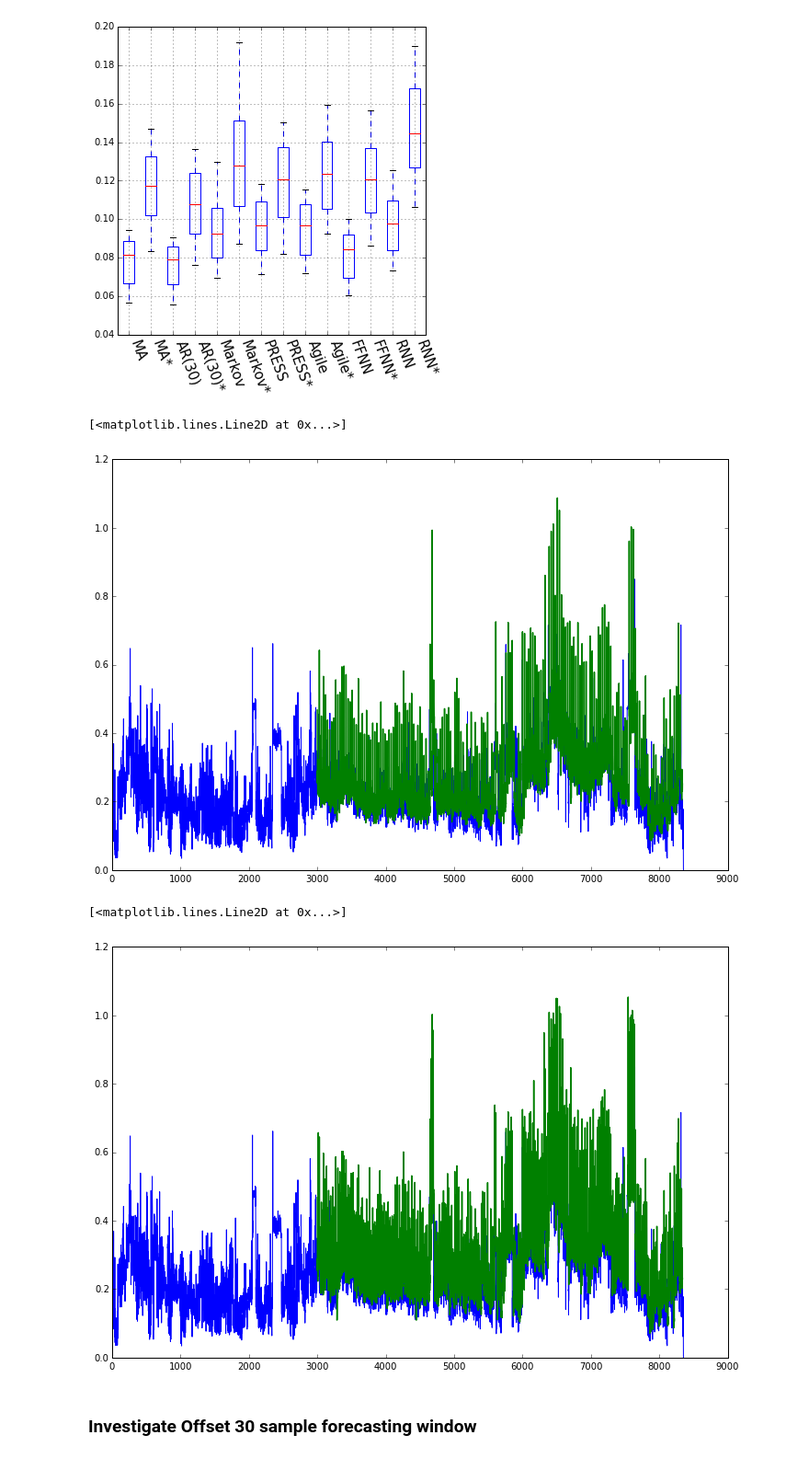
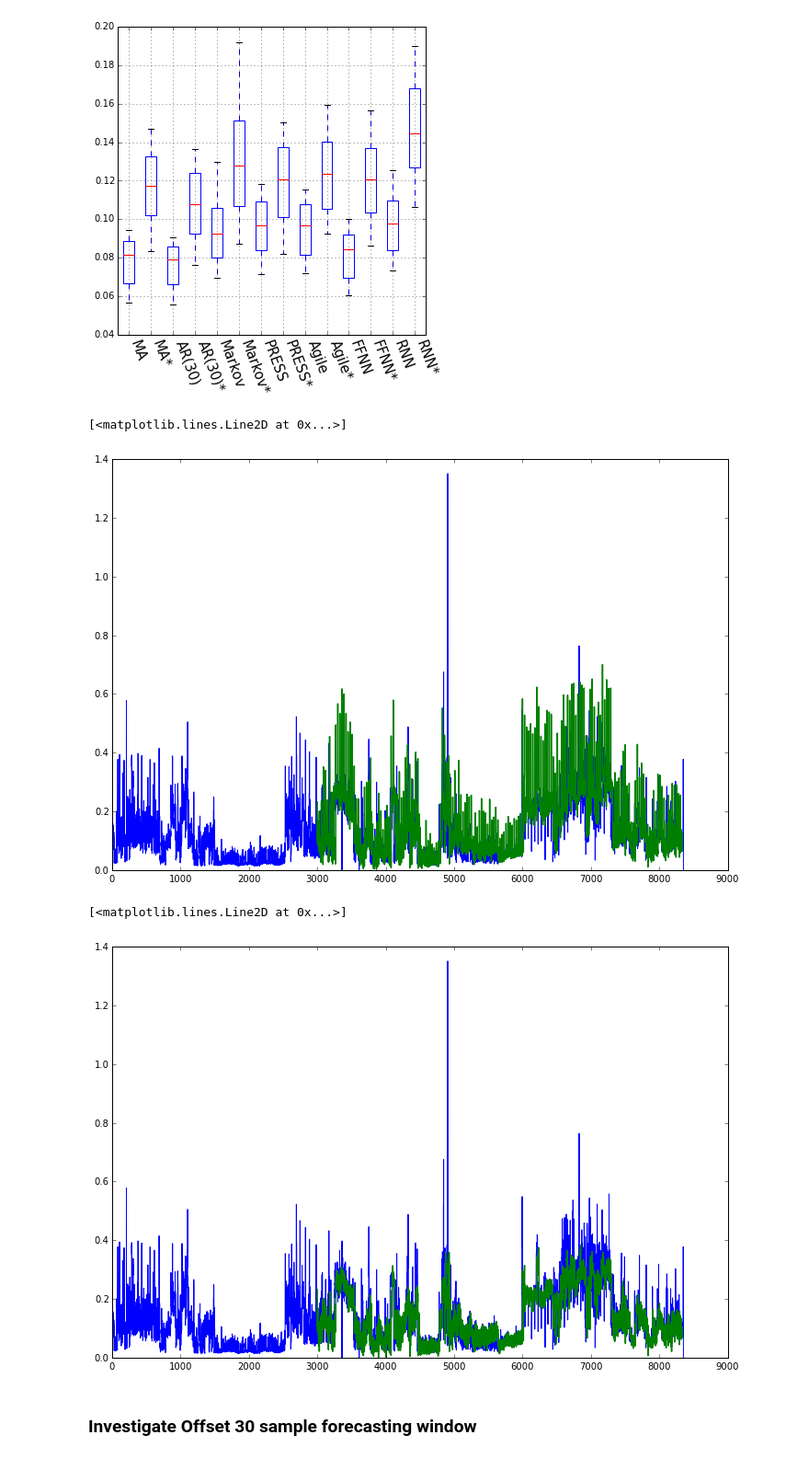
Before and after one commit to Manrich121/ForecastingCloud, a Jupyter notebook: DataPlot/src/model_15sample_cpu.ipynb, the cells around one changed output. Shown at 92% size. Drawn from its saved outputs; the diff is of its cells as text; code cells hidden in the pictures.

```diff
--- a/DataPlot/src/model_15sample_cpu.ipynb
+++ b/DataPlot/src/model_15sample_cpu.ipynb
@@ -40,23 +40,23 @@ plt.grid()
 # %% [output]
 [figure]
 # %%
-forecasts2 = np.genfromtxt("d:/data/cpu_rnn/cpu_6640087.csv",delimiter=',',usecols=range(0,30)).ravel()
-truevals2 = np.genfromtxt("d:/data/cpu/cpu_6640087.csv", delimiter=',',skip_header=1,usecols=(1))
+forecasts2 = np.genfromtxt("d:/data/cpu_rnn/cpu_1095481.csv",delimiter=',',usecols=range(0,30)).ravel()
+truevals2 = np.genfromtxt("d:/data/cpu/cpu_1095481.csv", delimiter=',',skip_header=1,usecols=(1))
 plt.figure(figsize=(12,8))
 plt.plot(truevals2)
 plt.plot(range(3000,3000+len(forecasts2)),forecasts2,linewidth=1.5)
 # %% [output]
 [<matplotlib.lines.Line2D at 0x...>]
-[figure, old version]
+[figure, new version]
 # %%
-forecasts1 = np.genfromtxt("D:/15_sample_results/cpu_rnn/cpu_6640087.csv",delimiter=',',usecols=range(0,15)).ravel()
-truevals1 = np.genfromtxt("d:/data/cpu/cpu_6640087.csv", delimiter=',',skip_header=1,usecols=(1))
+forecasts1 = np.genfromtxt("D:/15_sample_results/cpu_rnn/cpu_1095481.csv",delimiter=',',usecols=range(0,15)).ravel()
+truevals1 = np.genfromtxt("d:/data/cpu/cpu_1095481.csv", delimiter=',',skip_header=1,usecols=(1))
 plt.figure(figsize=(12,8))
 plt.plot(truevals1)
 plt.plot(range(3000,3000+len(forecasts1)),forecasts1,linewidth=1.5)
 # %% [output]
 [<matplotlib.lines.Line2D at 0x...>]
-[figure, old version]
+[figure, new version]
 # %% [markdown]
 ### Investigate Offset 30 sample forecasting window
 # %%
```
Also changed, not shown: 2 other files.
